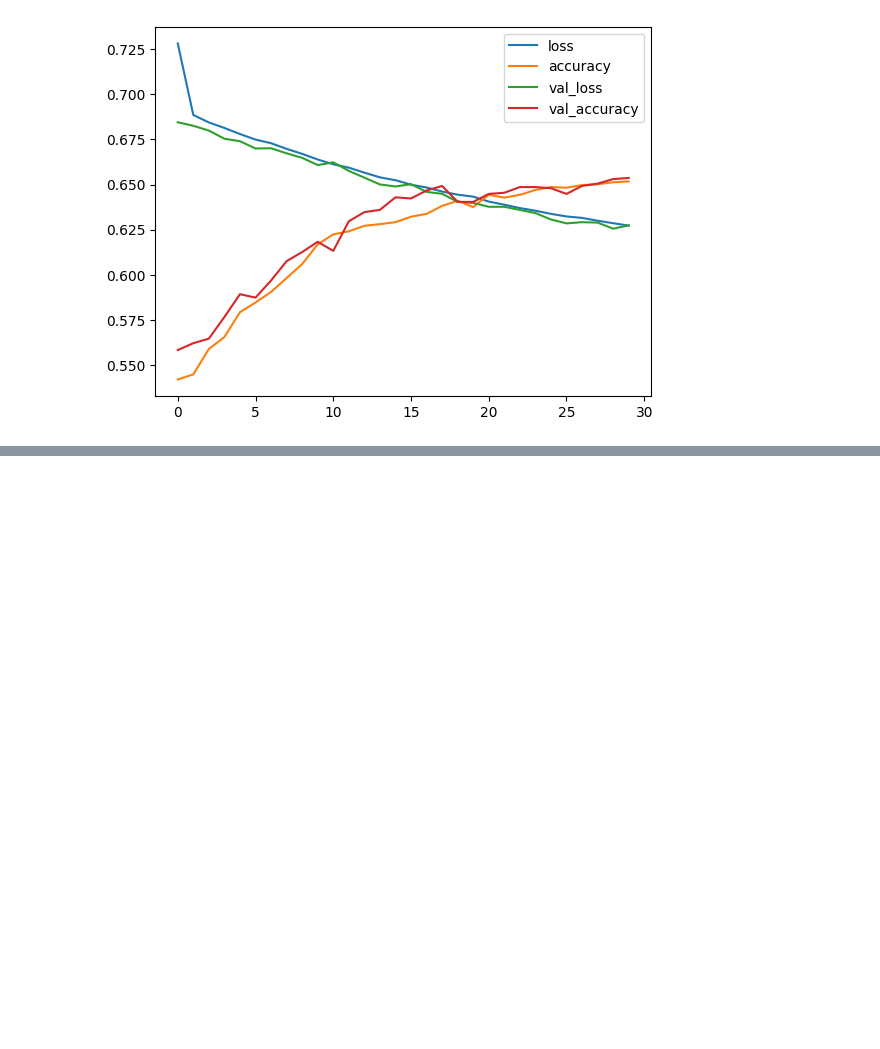
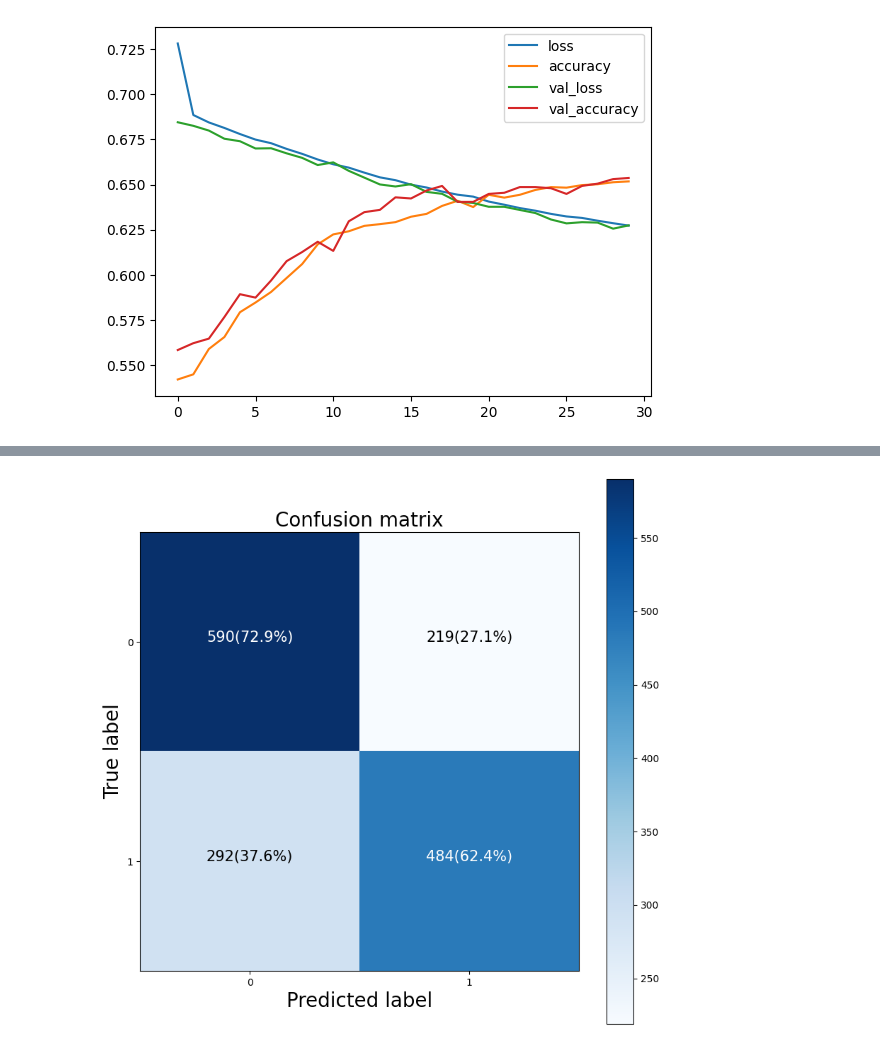
Before and after one commit to AlexGalich/banking_customer_promotion, a Jupyter notebook: Customer_classification.ipynb, the cells around one changed output, grey strips where cells are left out. Drawn from its saved outputs; the diff is of its cells as text; code cells hidden in the pictures; blank space fills up the shorter version.

```diff
--- a/Customer_classification.ipynb
+++ b/Customer_classification.ipynb
@@ -677,0 +657,6 @@ pd.DataFrame(history_4.history).plot()
+# %%
+# Plot confustion matrics
+y_pred_5 = model_5.predict(X_test_scaled_new)
+
+plot_confusion(y_test_new, y_pred_5)
+# %% [output]
@@ -677,0 +664 @@ pd.DataFrame(history_4.history).plot()
+[figure, added]
```
Also changed, not shown: parts of 67 cells of this notebook.
